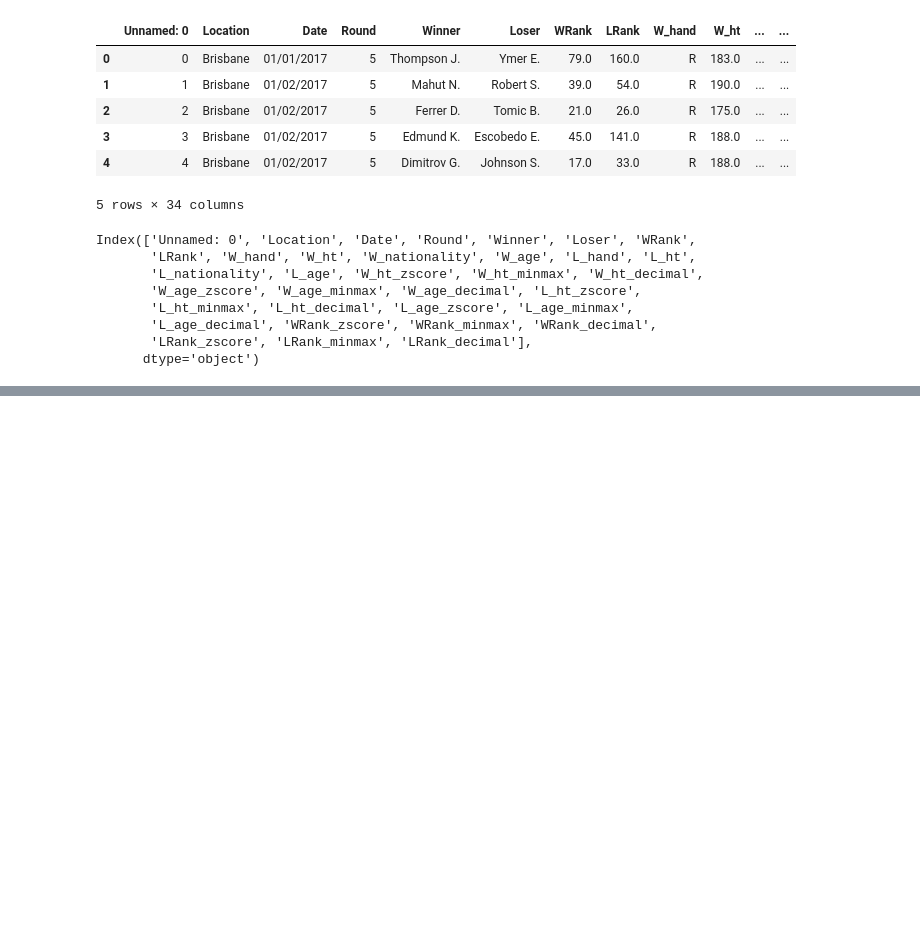
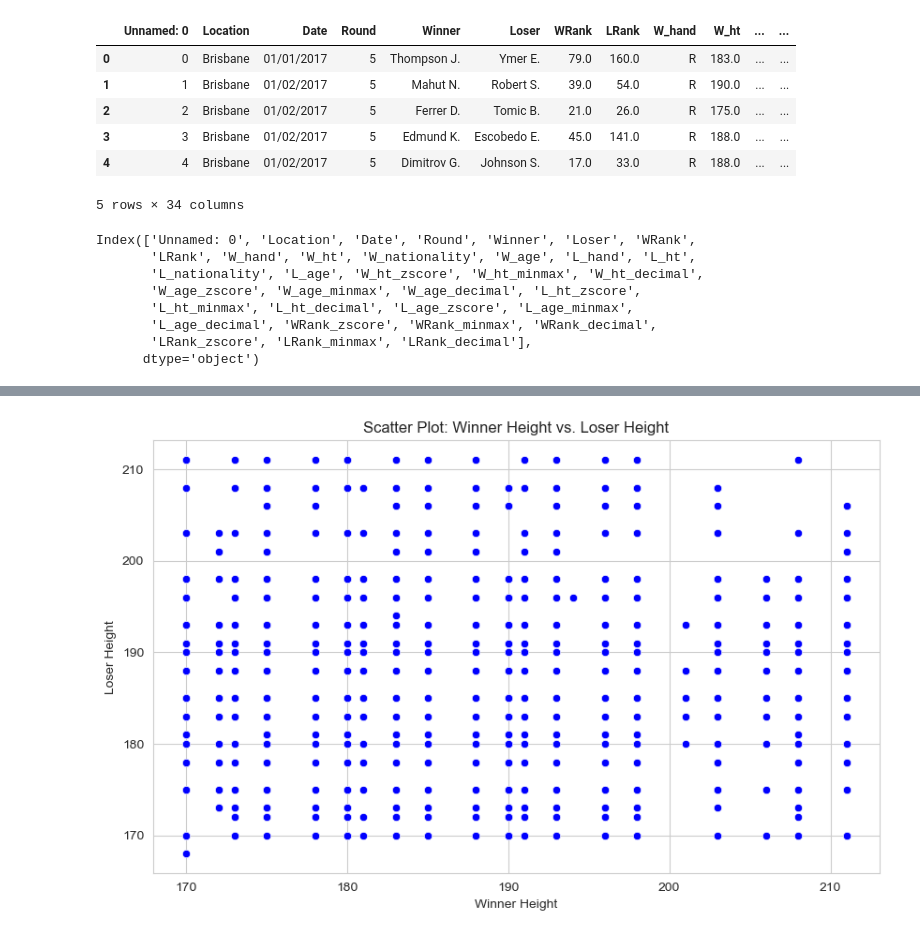
Before and after one commit to Farnaaaz/TenniMatchPrediction, a Jupyter notebook: Cleaned and Compiled Data from 3 dataframes.ipynb, the cells around one changed output, grey strips where cells are left out. Saved outputs shown, nothing was run; the diff lists cells and outputs as text; code cells hidden in the pictures; blank space fills up the shorter version.

```diff
--- a/Cleaned and Compiled Data from 3 dataframes.ipynb
+++ b/Cleaned and Compiled Data from 3 dataframes.ipynb
@@ -1005,0 +1018,9 @@ ModuleNotFoundError: No module named 'seaborn'
+# %%
+plt.figure(figsize=(10, 6))
+sns.scatterplot(x='W_ht', y='L_ht', data=df, color='blue')
+plt.title('Scatter Plot: Winner Height vs. Loser Height')
+plt.xlabel('Winner Height')
+plt.ylabel('Loser Height')
+plt.show()
+# %% [output]
+[figure, added]
```
Also changed, not shown: parts of 8 cells of this notebook.
